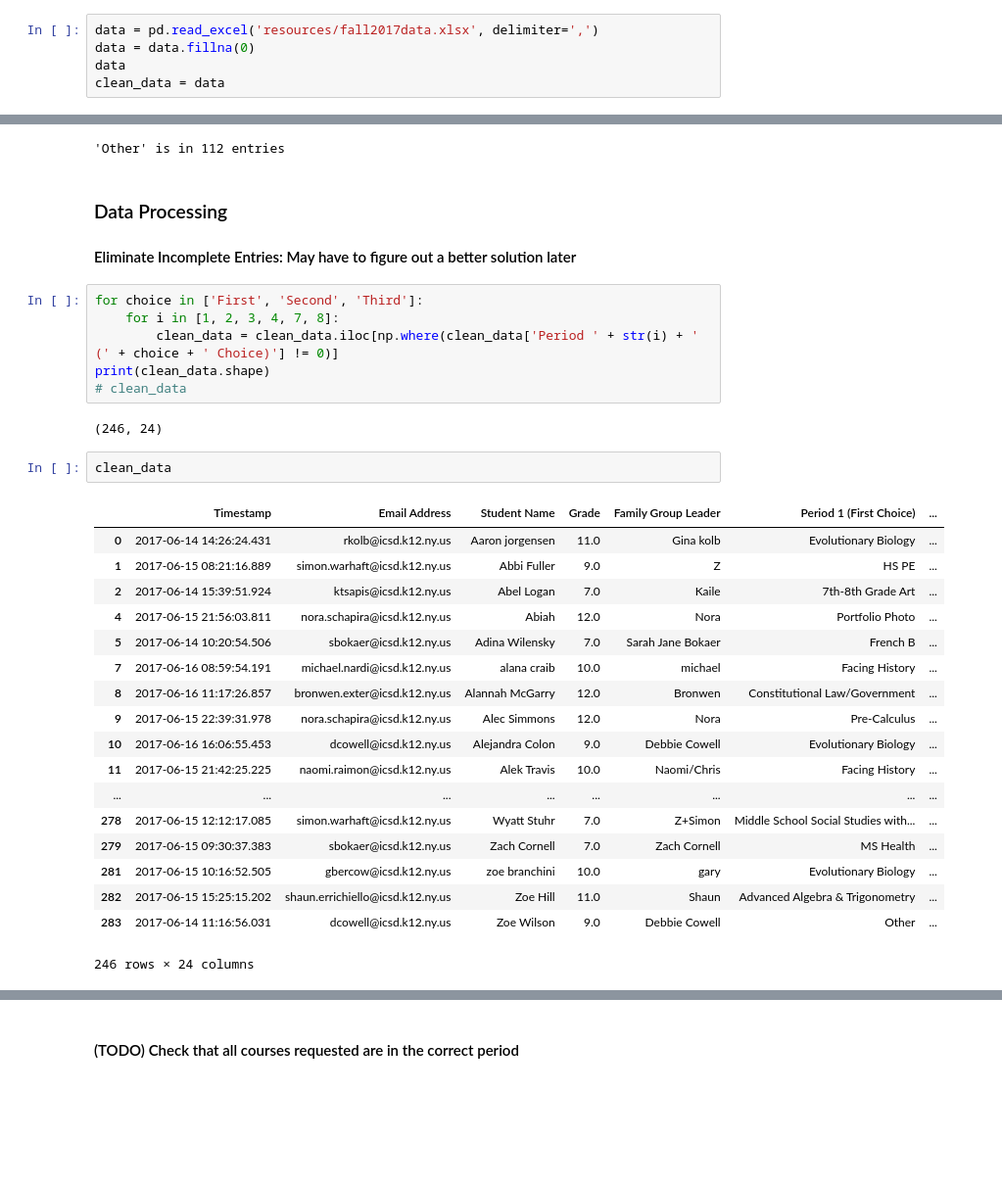
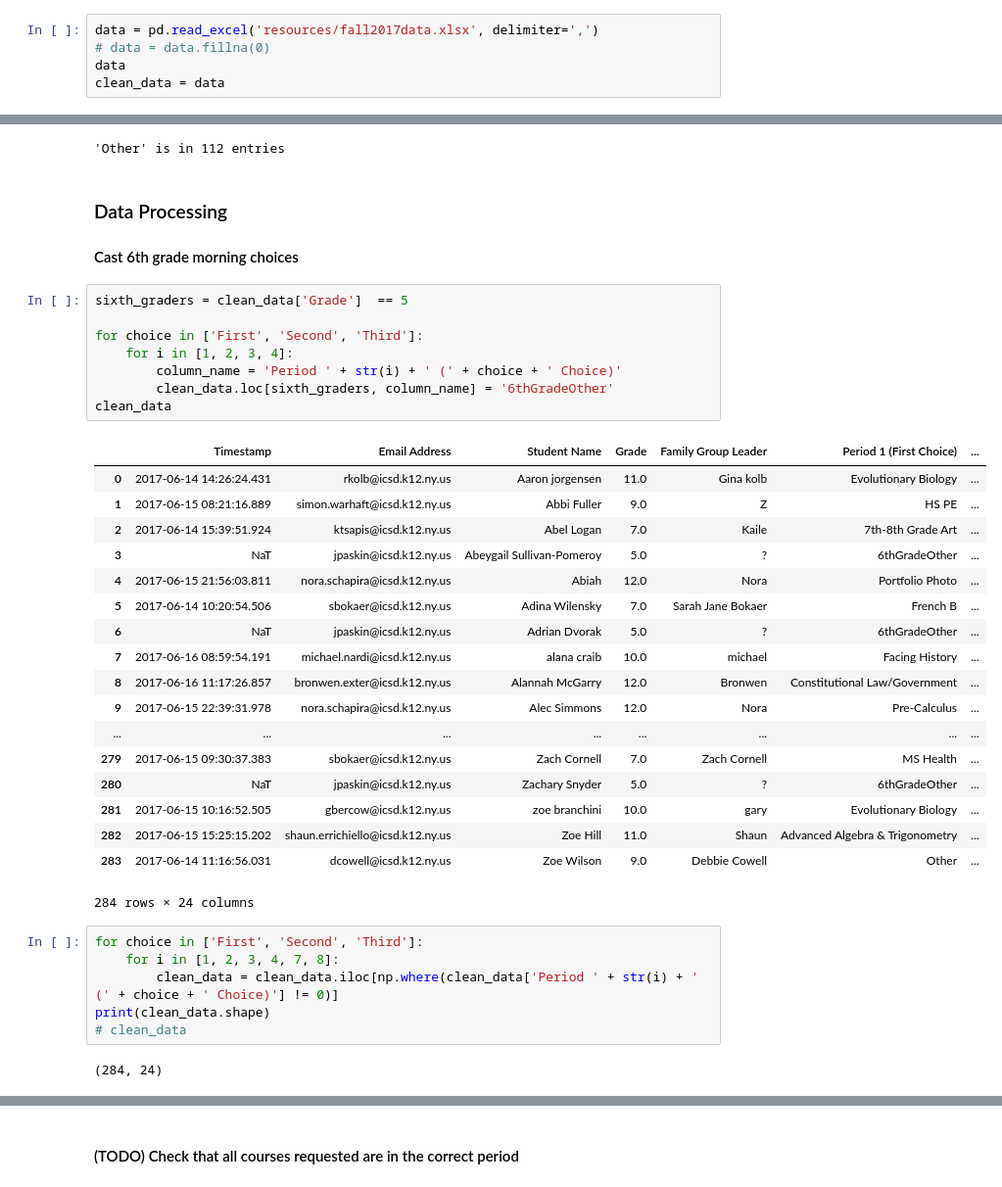
Before and after one commit to dayonenotdaytwo/LACS_Scheduler, a Jupyter notebook: CleanData.ipynb, the cells around one changed output, grey strips where cells are left out. Shown at 98% size. Saved outputs shown, nothing was run; the diff lists cells and outputs as text; blank space fills up the shorter version.

Commit message:
updated incoming 6th graders and changed incomplete data handling

```diff
--- a/CleanData.ipynb
+++ b/CleanData.ipynb
@@ -7,7 +7,7 @@ import matplotlib.pyplot as plt
 ### Load Data
 # %%
 data = pd.read_excel('resources/fall2017data.xlsx', delimiter=',')
-data = data.fillna(0)
+# data = data.fillna(0)
 data
 clean_data = data
 # %%
@@ -56,9 +38,36 @@ for i in range(data.shape[0]):
 print("'Other' is in", str(count), "entries")
 # %% [output]
 'Other' is in 112 entries
-# %% [markdown]
-### Data Processing
-#### Eliminate Incomplete Entries: May have to figure out a better solution later
+# %% [markdown]
+### Data Processing
+#### Cast 6th grade morning choices
+# %%
+sixth_graders = clean_data['Grade']  == 5
+
+for choice in ['First', 'Second', 'Third']:
+    for i in [1, 2, 3, 4]:
+        column_name = 'Period ' + str(i) + ' (' + choice + ' Choice)'
+        clean_data.loc[sixth_graders, column_name] = '6thGradeOther'
+clean_data
+# %% [output]
+|  | Timestamp | Email Address | Student Name | Grade | Family Group Leader | Period 1 (First Choice) | ... |
+| 0 | 2017-06-14 14:26:24.431 | rkolb@icsd.k12.ny.us | Aaron jorgensen | 11.0 | Gina kolb | Evolutionary Biology | ... |
+| 1 | 2017-06-15 08:21:16.889 | simon.warhaft@icsd.k12.ny.us | Abbi Fuller | 9.0 | Z | HS PE | ... |
+| 2 | 2017-06-14 15:39:51.924 | ktsapis@icsd.k12.ny.us | Abel Logan | 7.0 | Kaile | 7th-8th Grade Art | ... |
+| 3 | NaT | jpaskin@icsd.k12.ny.us | Abeygail Sullivan-Pomeroy | 5.0 | ? | 6thGradeOther | ... |
+| 4 | 2017-06-15 21:56:03.811 | nora.schapira@icsd.k12.ny.us | Abiah | 12.0 | Nora | Portfolio Photo | ... |
+| 5 | 2017-06-14 10:20:54.506 | sbokaer@icsd.k12.ny.us | Adina Wilensky | 7.0 | Sarah Jane Bokaer | French B | ... |
+| 6 | NaT | jpaskin@icsd.k12.ny.us | Adrian Dvorak | 5.0 | ? | 6thGradeOther | ... |
+| 7 | 2017-06-16 08:59:54.191 | michael.nardi@icsd.k12.ny.us | alana craib | 10.0 | michael | Facing History | ... |
+| 8 | 2017-06-16 11:17:26.857 | bronwen.exter@icsd.k12.ny.us | Alannah McGarry | 12.0 | Bronwen | Constitutional Law/Government | ... |
+| 9 | 2017-06-15 22:39:31.978 | nora.schapira@icsd.k12.ny.us | Alec Simmons | 12.0 | Nora | Pre-Calculus | ... |
+| ... | ... | ... | ... | ... | ... | ... | ... |
+| 279 | 2017-06-15 09:30:37.383 | sbokaer@icsd.k12.ny.us | Zach Cornell | 7.0 | Zach Cornell | MS Health | ... |
+| 280 | NaT | jpaskin@icsd.k12.ny.us | Zachary Snyder | 5.0 | ? | 6thGradeOther | ... |
+| 281 | 2017-06-15 10:16:52.505 | gbercow@icsd.k12.ny.us | zoe branchini | 10.0 | gary | Evolutionary Biology | ... |
+| 282 | 2017-06-15 15:25:15.202 | shaun.errichiello@icsd.k12.ny.us | Zoe Hill | 11.0 | Shaun | Advanced Algebra & Trigonometry | ... |
+| 283 | 2017-06-14 11:16:56.031 | dcowell@icsd.k12.ny.us | Zoe Wilson | 9.0 | Debbie Cowell | Other | ... |
+284 rows × 24 columns
 # %%
 for choice in ['First', 'Second', 'Third']:
     for i in [1, 2, 3, 4, 7, 8]:
@@ -66,28 +75,7 @@ for choice in ['First', 'Second', 'Third']:
 print(clean_data.shape)
 # clean_data
 # %% [output]
-(246, 24)
+(284, 24)
-# %%
-clean_data
-# %% [output]
-|  | Timestamp | Email Address | Student Name | Grade | Family Group Leader | Period 1 (First Choice) | ... |
-| 0 | 2017-06-14 14:26:24.431 | rkolb@icsd.k12.ny.us | Aaron jorgensen | 11.0 | Gina kolb | Evolutionary Biology | ... |
-| 1 | 2017-06-15 08:21:16.889 | simon.warhaft@icsd.k12.ny.us | Abbi Fuller | 9.0 | Z | HS PE | ... |
-| 2 | 2017-06-14 15:39:51.924 | ktsapis@icsd.k12.ny.us | Abel Logan | 7.0 | Kaile | 7th-8th Grade Art | ... |
-| 4 | 2017-06-15 21:56:03.811 | nora.schapira@icsd.k12.ny.us | Abiah | 12.0 | Nora | Portfolio Photo | ... |
-| 5 | 2017-06-14 10:20:54.506 | sbokaer@icsd.k12.ny.us | Adina Wilensky | 7.0 | Sarah Jane Bokaer | French B | ... |
-| 7 | 2017-06-16 08:59:54.191 | michael.nardi@icsd.k12.ny.us | alana craib | 10.0 | michael | Facing History | ... |
-| 8 | 2017-06-16 11:17:26.857 | bronwen.exter@icsd.k12.ny.us | Alannah McGarry | 12.0 | Bronwen | Constitutional Law/Government | ... |
-| 9 | 2017-06-15 22:39:31.978 | nora.schapira@icsd.k12.ny.us | Alec Simmons | 12.0 | Nora | Pre-Calculus | ... |
-| 10 | 2017-06-16 16:06:55.453 | dcowell@icsd.k12.ny.us | Alejandra Colon | 9.0 | Debbie Cowell | Evolutionary Biology | ... |
-| 11 | 2017-06-15 21:42:25.225 | naomi.raimon@icsd.k12.ny.us | Alek Travis | 10.0 | Naomi/Chris | Facing History | ... |
-| ... | ... | ... | ... | ... | ... | ... | ... |
-| 278 | 2017-06-15 12:12:17.085 | simon.warhaft@icsd.k12.ny.us | Wyatt Stuhr | 7.0 | Z+Simon | Middle School Social Studies with... | ... |
-| 279 | 2017-06-15 09:30:37.383 | sbokaer@icsd.k12.ny.us | Zach Cornell | 7.0 | Zach Cornell | MS Health | ... |
-| 281 | 2017-06-15 10:16:52.505 | gbercow@icsd.k12.ny.us | zoe branchini | 10.0 | gary | Evolutionary Biology | ... |
-| 282 | 2017-06-15 15:25:15.202 | shaun.errichiello@icsd.k12.ny.us | Zoe Hill | 11.0 | Shaun | Advanced Algebra & Trigonometry | ... |
-| 283 | 2017-06-14 11:16:56.031 | dcowell@icsd.k12.ny.us | Zoe Wilson | 9.0 | Debbie Cowell | Other | ... |
-246 rows × 24 columns
 # %%
 clean_data.Grade.value_counts()
 # %% [output]
```
Also changed, not shown: parts of 15 cells of this notebook, 5 other files.
